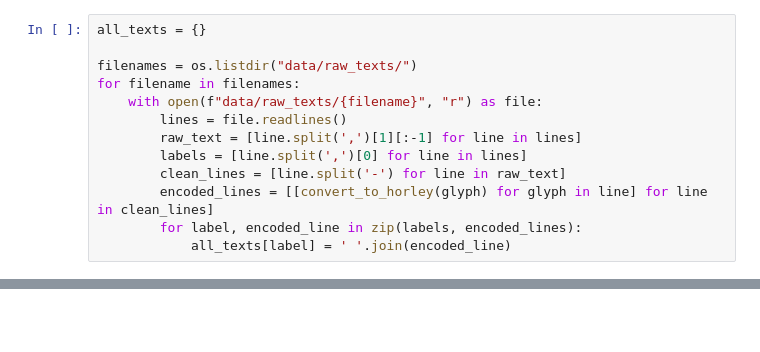
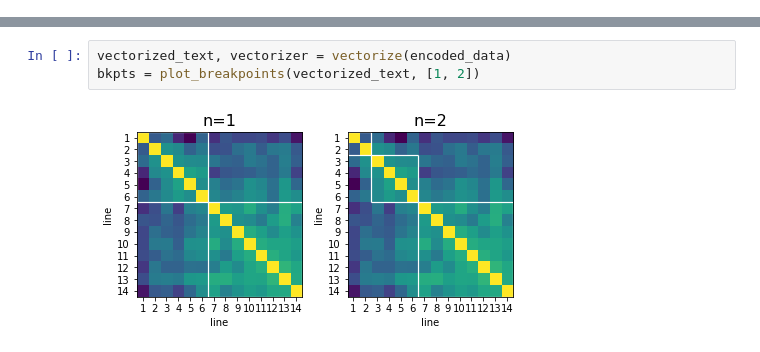
Before and after one commit to jgregoriods/santiago-staff, a Jupyter notebook: SantiagoStaff.ipynb, the cells around one changed output, grey strips where cells are left out. Cells and saved outputs as stored; diff of their text form; blank space fills up the shorter version.

```diff
--- a/SantiagoStaff.ipynb
+++ b/SantiagoStaff.ipynb
@@ -222,13 +0,0 @@ xy_I = [(trigram[0][0], trigram[0][2]) for trigram in common_trigrams]
-# %%
-all_texts = {}
-
-filenames = os.listdir("data/raw_texts/")
-for filename in filenames:
-    with open(f"data/raw_texts/{filename}", "r") as file:
-        lines = file.readlines()
-        raw_text = [line.split(',')[1][:-1] for line in lines]
-        labels = [line.split(',')[0] for line in lines]
-        clean_lines = [line.split('-') for line in raw_text]
-        encoded_lines = [[convert_to_horley(glyph) for glyph in line] for line in clean_lines]
-        for label, encoded_line in zip(labels, encoded_lines):
-            all_texts[label] = ' '.join(encoded_line)
@@ -390,0 +57,5 @@ crosstab.sort_values(by='Z')
+# %%
+vectorized_text, vectorizer = vectorize(encoded_data)
+bkpts = plot_breakpoints(vectorized_text, [1, 2])
+# %% [output]
+[figure, added]
```
Also changed, not shown: parts of 53 cells of this notebook, 2 other files.
